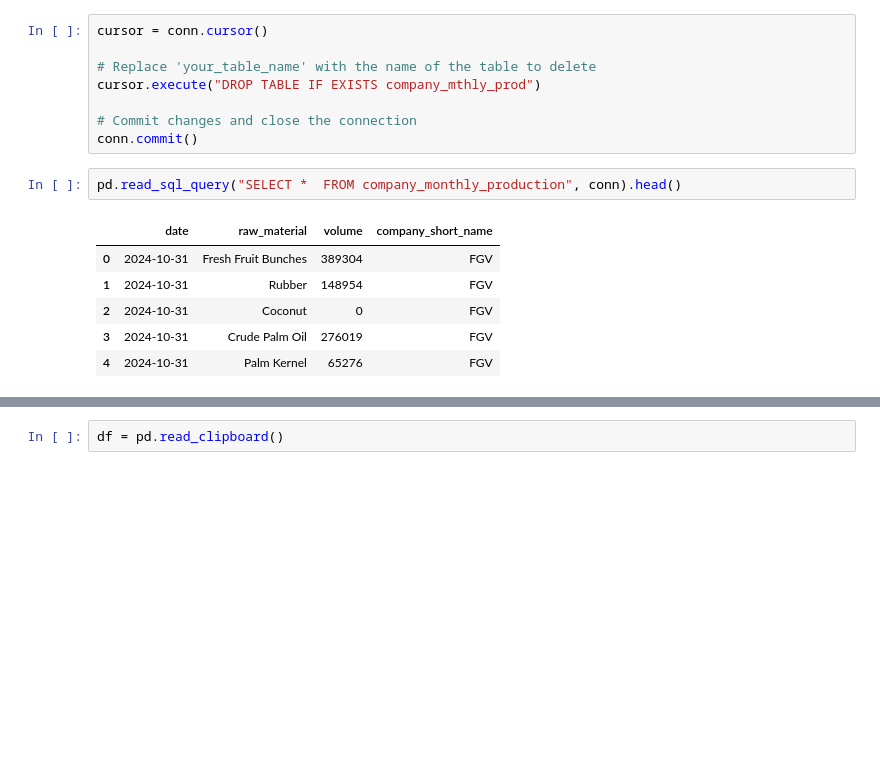
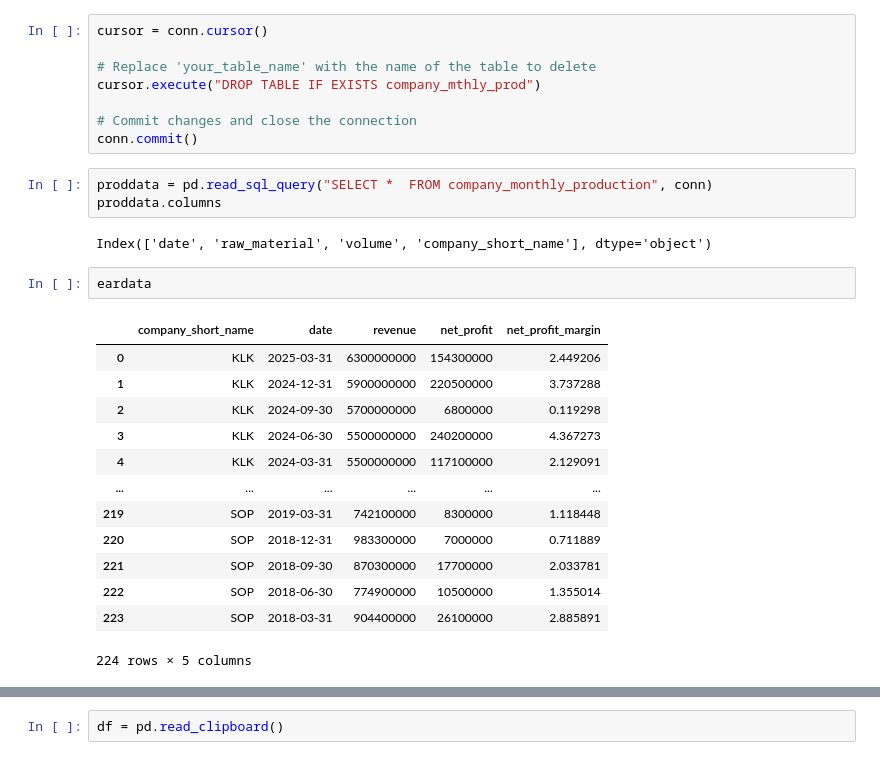
Before and after one commit to derrickgzq/bursa_palmai, a Jupyter notebook: draft.ipynb, the cells around one changed output, grey strips where cells are left out. Drawn from its saved outputs; the diff is of its cells as text; blank space fills up the shorter version.

```diff
--- a/draft.ipynb
+++ b/draft.ipynb
@@ -140,11 +145,23 @@ cursor.execute("DROP TABLE IF EXISTS company_mthly_prod")
 # Commit changes and close the connection
 conn.commit()
 # %%
-pd.read_sql_query("SELECT *  FROM company_monthly_production", conn).head()
+proddata = pd.read_sql_query("SELECT *  FROM company_monthly_production", conn)
+proddata.columns
 # %% [output]
-|  | date | raw_material | volume | company_short_name |
-| 0 | 2024-10-31 | Fresh Fruit Bunches | 389304 | FGV |
-| 1 | 2024-10-31 | Rubber | 148954 | FGV |
-| 2 | 2024-10-31 | Coconut | 0 | FGV |
-| 3 | 2024-10-31 | Crude Palm Oil | 276019 | FGV |
-| 4 | 2024-10-31 | Palm Kernel | 65276 | FGV |
+Index(['date', 'raw_material', 'volume', 'company_short_name'], dtype='object')
+# %%
+eardata
+# %% [output]
+|  | company_short_name | date | revenue | net_profit | net_profit_margin |
+| 0 | KLK | 2025-03-31 | 6300000000 | 154300000 | 2.449206 |
+| 1 | KLK | 2024-12-31 | 5900000000 | 220500000 | 3.737288 |
+| 2 | KLK | 2024-09-30 | 5700000000 | 6800000 | 0.119298 |
+| 3 | KLK | 2024-06-30 | 5500000000 | 240200000 | 4.367273 |
+| 4 | KLK | 2024-03-31 | 5500000000 | 117100000 | 2.129091 |
+| ... | ... | ... | ... | ... | ... |
+| 219 | SOP | 2019-03-31 | 742100000 | 8300000 | 1.118448 |
+| 220 | SOP | 2018-12-31 | 983300000 | 7000000 | 0.711889 |
+| 221 | SOP | 2018-09-30 | 870300000 | 17700000 | 2.033781 |
+| 222 | SOP | 2018-06-30 | 774900000 | 10500000 | 1.355014 |
+| 223 | SOP | 2018-03-31 | 904400000 | 26100000 | 2.885891 |
+224 rows × 5 columns
```
Also changed, not shown: parts of 7 cells of this notebook, 4 other files.
